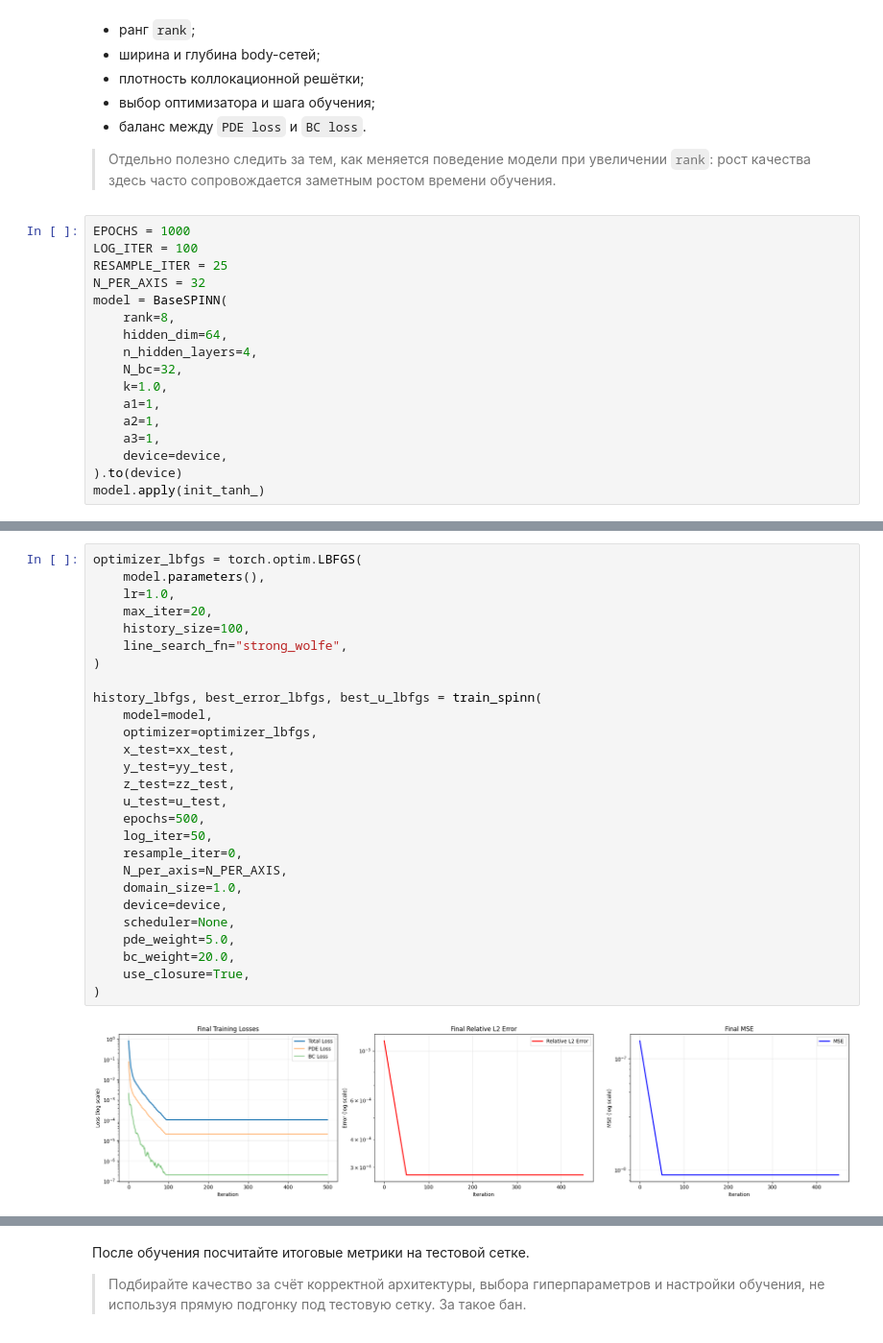
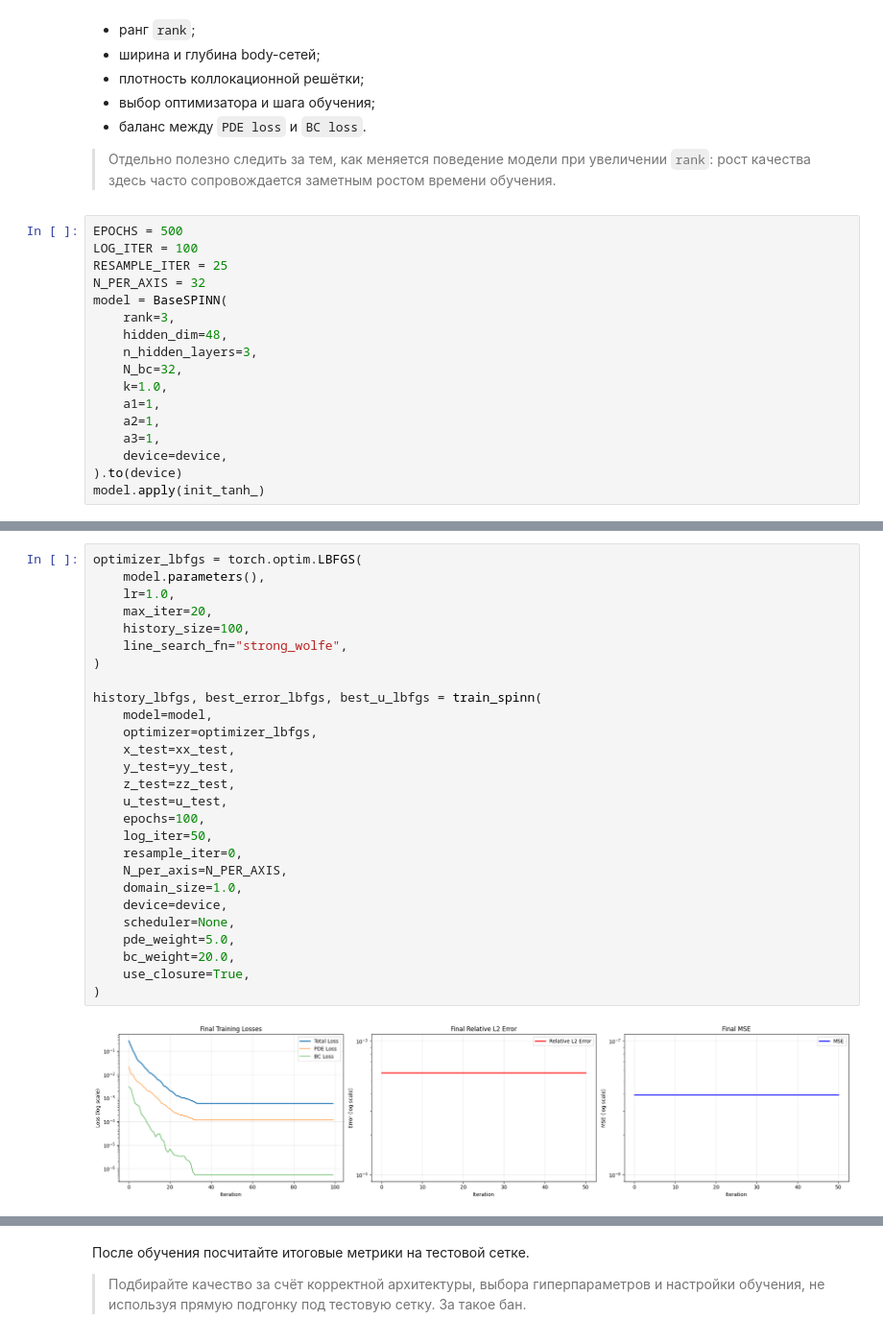
Before and after one commit to EgorGorshen/ml-hw, a Jupyter notebook: homework_practice_04_dl.ipynb, the cells around one changed output, grey strips where cells are left out. Shown at 96% size. Saved outputs shown, nothing was run; the diff lists cells and outputs as text.

```diff
--- a/homework_practice_04_dl.ipynb
+++ b/homework_practice_04_dl.ipynb
@@ -863,14 +863,14 @@ def train_spinn(
 
 > Отдельно полезно следить за тем, как меняется поведение модели при увеличении `rank`: рост качества здесь часто сопровождается заметным ростом времени обучения.
 # %%
-EPOCHS = 1000
+EPOCHS = 500
 LOG_ITER = 100
 RESAMPLE_ITER = 25
 N_PER_AXIS = 32
 model = BaseSPINN(
-    rank=8,
-    hidden_dim=64,
-    n_hidden_layers=4,
+    rank=3,
+    hidden_dim=48,
+    n_hidden_layers=3,
     N_bc=32,
     k=1.0,
     a1=1,
@@ -926,32 +926,32 @@ history, best_error, best_u = train_spinn(
 # %%
 optimizer_lbfgs = torch.optim.LBFGS(
     model.parameters(),
     lr=1.0,
     max_iter=20,
     history_size=100,
     line_search_fn="strong_wolfe",
 )
 
 history_lbfgs, best_error_lbfgs, best_u_lbfgs = train_spinn(
     model=model,
     optimizer=optimizer_lbfgs,
     x_test=xx_test,
     y_test=yy_test,
     z_test=zz_test,
     u_test=u_test,
-    epochs=500,
+    epochs=100,
     log_iter=50,
     resample_iter=0,
     N_per_axis=N_PER_AXIS,
     domain_size=1.0,
     device=device,
     scheduler=None,
     pde_weight=5.0,
     bc_weight=20.0,
     use_closure=True,
 )
 # %% [output]
-[figure, old version]
+[figure, new version]
 [figure]
 # %% [markdown]
 После обучения посчитайте итоговые метрики на тестовой сетке.
```
Also changed, not shown: parts of 11 cells of this notebook, 2 other files.
